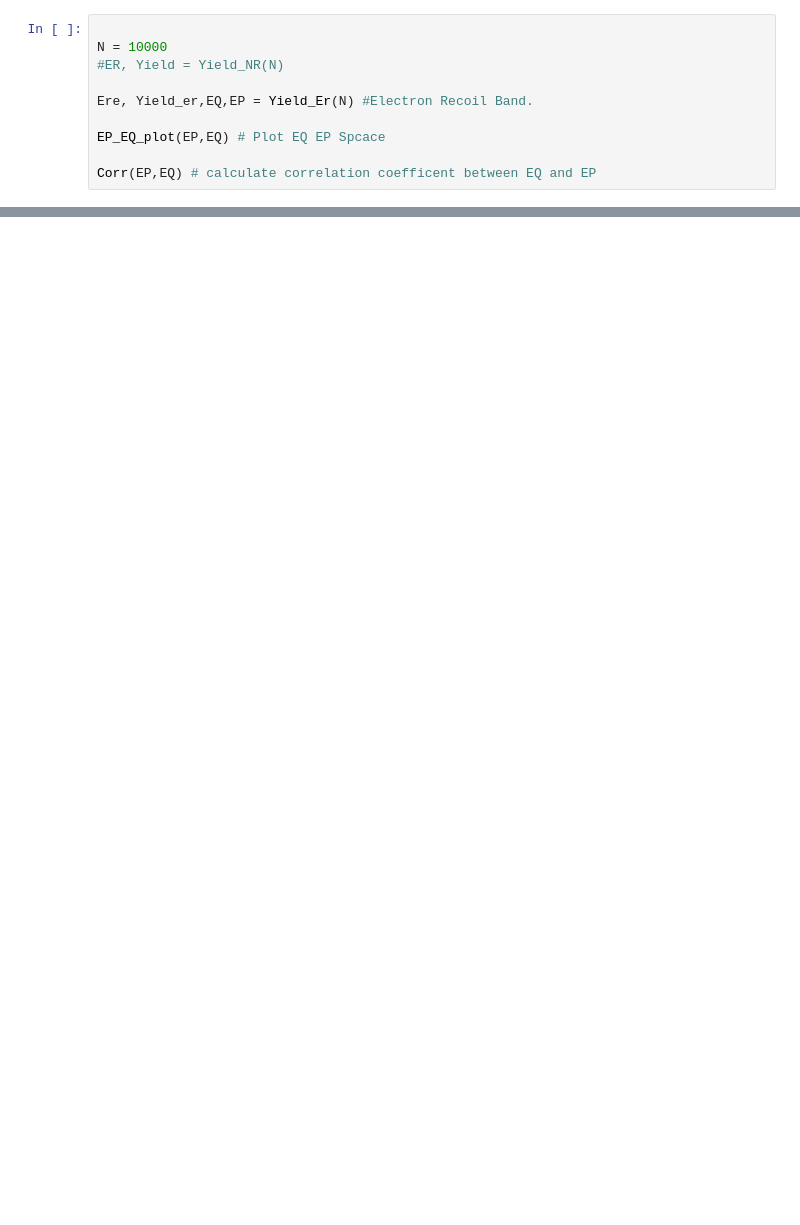
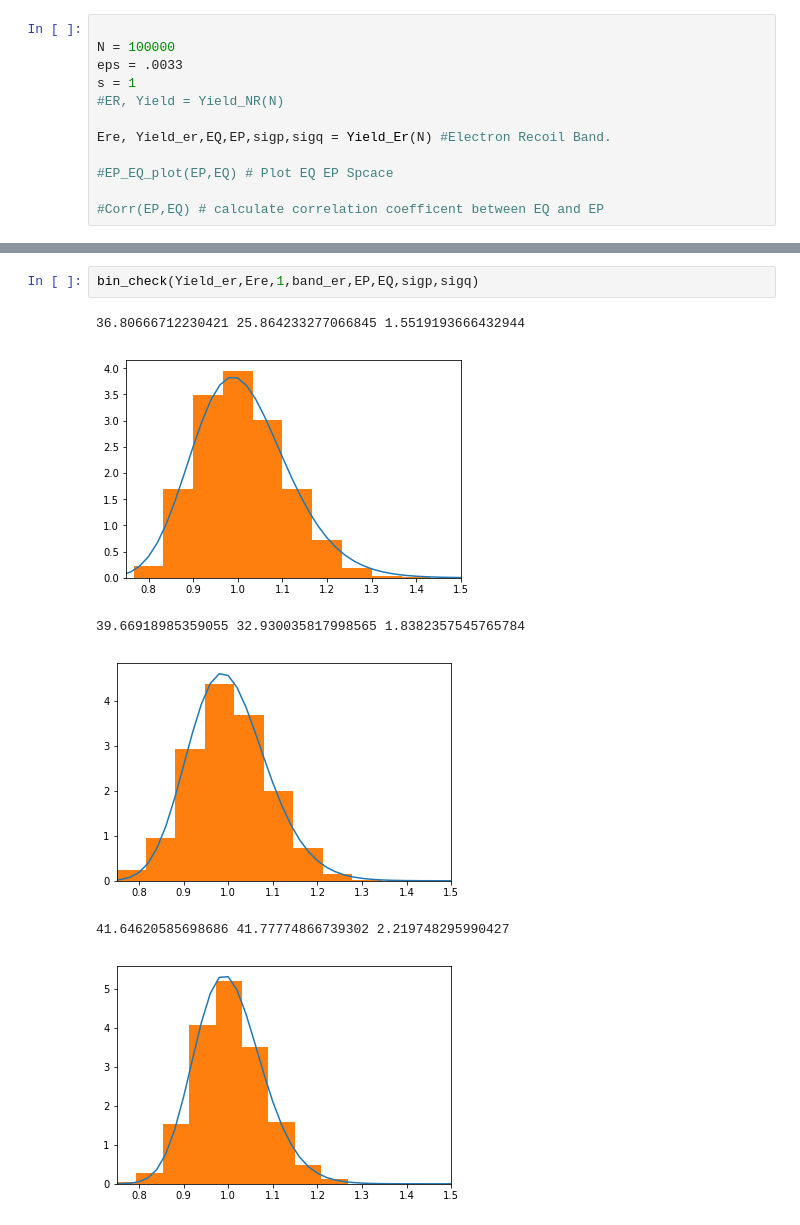
Before and after one commit to villaa/nrFano_Constraint, a Jupyter notebook: Band_Fits/data_check.ipynb, the cells around one changed output, grey strips where cells are left out. Drawn from its saved outputs; the diff is of its cells as text; blank space fills up the shorter version.

```diff
--- a/Band_Fits/data_check.ipynb
+++ b/Band_Fits/data_check.ipynb
@@ -14,10 +13,12 @@ from Bin_Corr import *
 # %%
 
-N = 10000
+N = 100000
+eps = .0033
+s = 1
 #ER, Yield = Yield_NR(N)
 
-Ere, Yield_er,EQ,EP = Yield_Er(N) #Electron Recoil Band.
+Ere, Yield_er,EQ,EP,sigp,sigq = Yield_Er(N) #Electron Recoil Band.
 
-EP_EQ_plot(EP,EQ) # Plot EQ EP Spcace
+#EP_EQ_plot(EP,EQ) # Plot EQ EP Spcace
 
-Corr(EP,EQ) # calculate correlation coefficent between EQ and EP
+#Corr(EP,EQ) # calculate correlation coefficent between EQ and EP
@@ -92,0 +41,9 @@ My program took 0.02928272883097331  mintues to run
+# %%
+bin_check(Yield_er,Ere,1,band_er,EP,EQ,sigp,sigq)
+# %% [output]
+36.80666712230421 25.864233277066845 1.5519193666432944
+[figure, added]
+39.66918985359055 32.930035817998565 1.8382357545765784
+[figure, added]
+41.64620585698686 41.77774866739302 2.219748295990427
+[figure, added]
```
Also changed, not shown: parts of 5 cells of this notebook, 10 other files.
